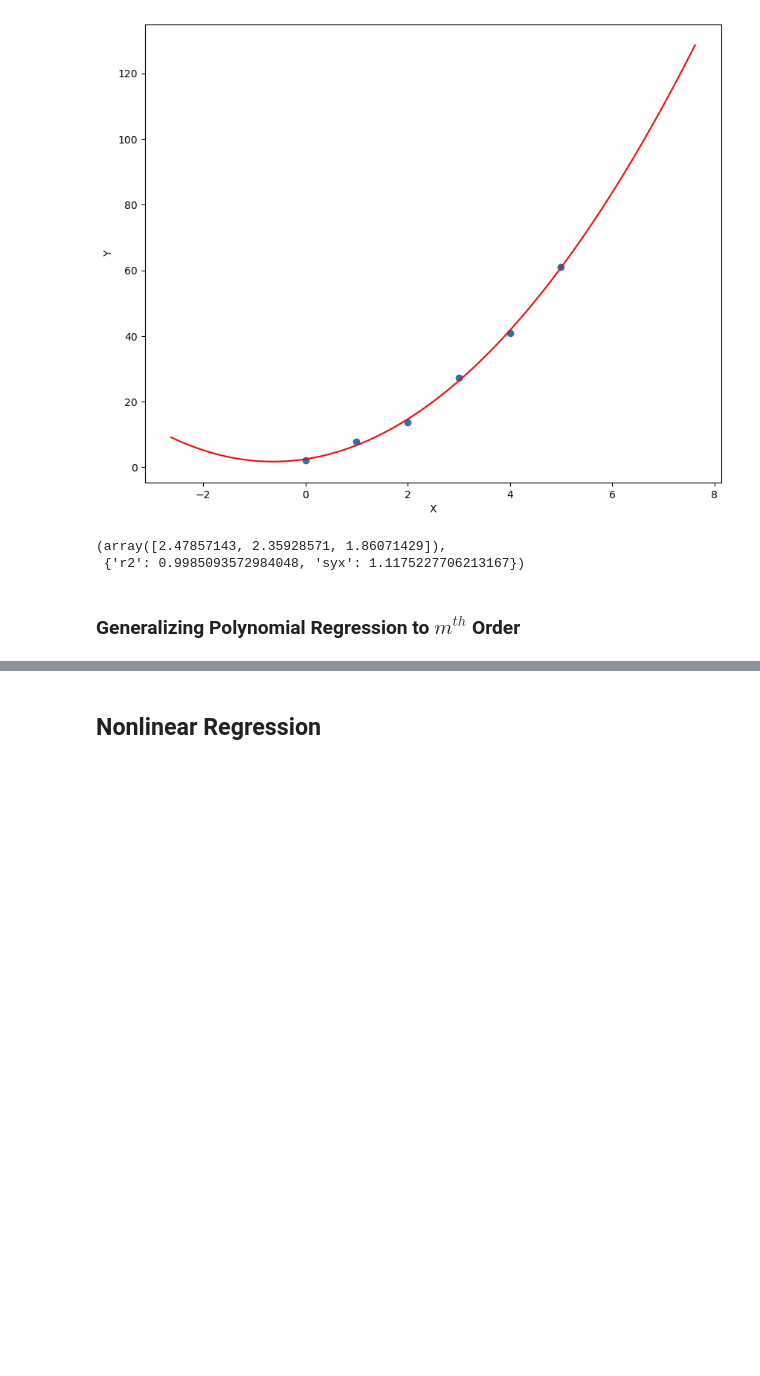
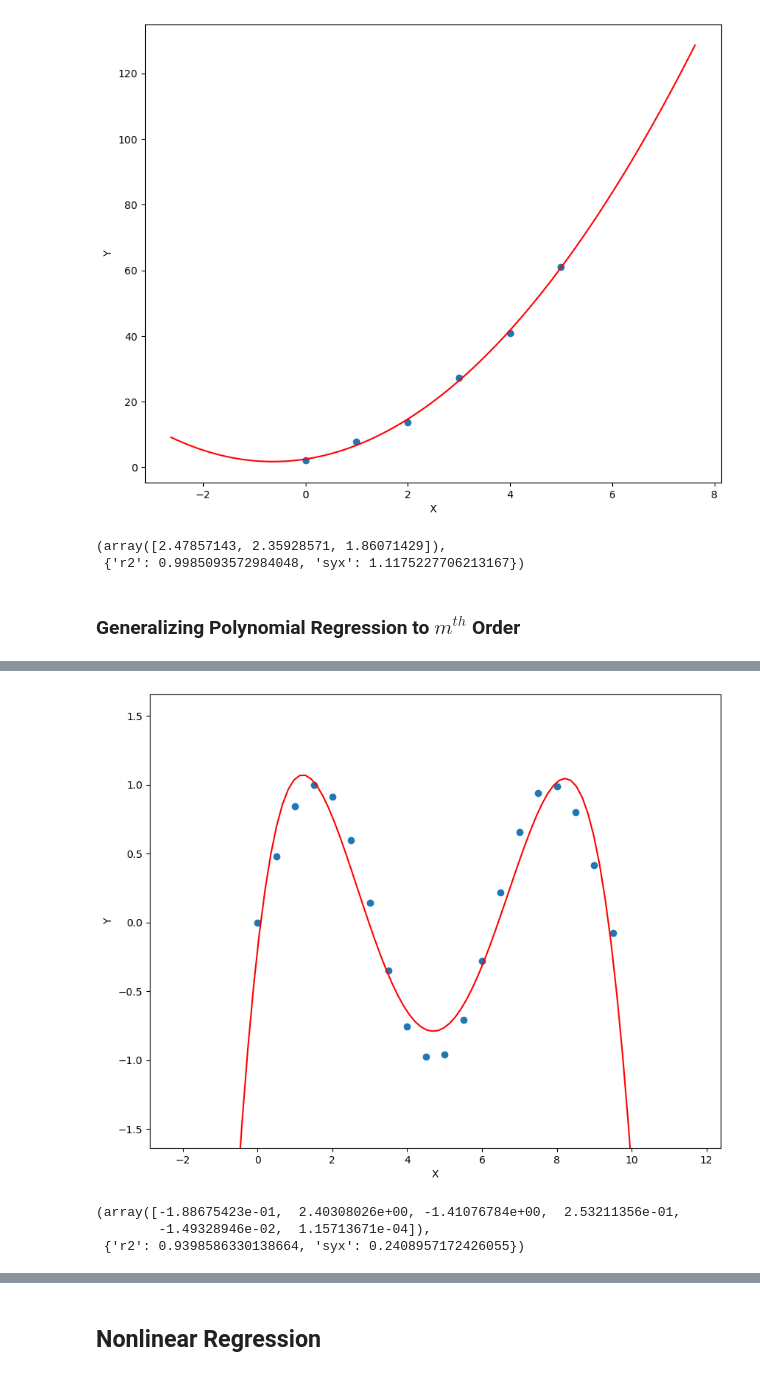
Before and after one commit to Hari31416/MSc_Project, a Jupyter notebook: Numerical_Methods/Notes/Curve_Fitting.ipynb, the cells around one changed output, grey strips where cells are left out. Cells and saved outputs as stored; diff of their text form; code cells hidden in the pictures; blank space fills up the shorter version.

```diff
--- a/Numerical_Methods/Notes/Curve_Fitting.ipynb
+++ b/Numerical_Methods/Notes/Curve_Fitting.ipynb
@@ -364,0 +506,7 @@ beta, stats
+# %%
+poly_regression(X, Y, order=5, plot=True, stats = True)
+# %% [output]
+[figure, added]
+(array([-1.88675423e-01,  2.40308026e+00, -1.41076784e+00,  2.53211356e-01,
+        -1.49328946e-02,  1.15713671e-04]),
+ {'r2': 0.9398586330138664, 'syx': 0.2408957172426055})
```
Also changed, not shown: parts of 12 cells of this notebook, 2 other files.
